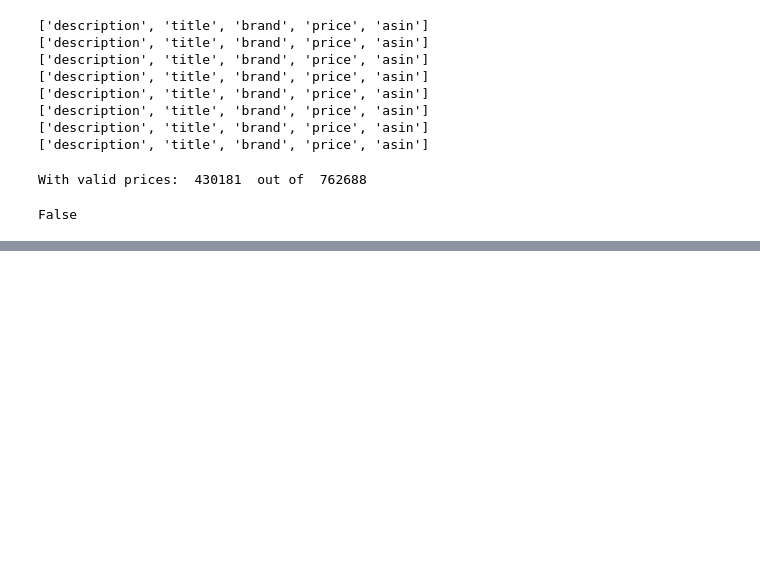
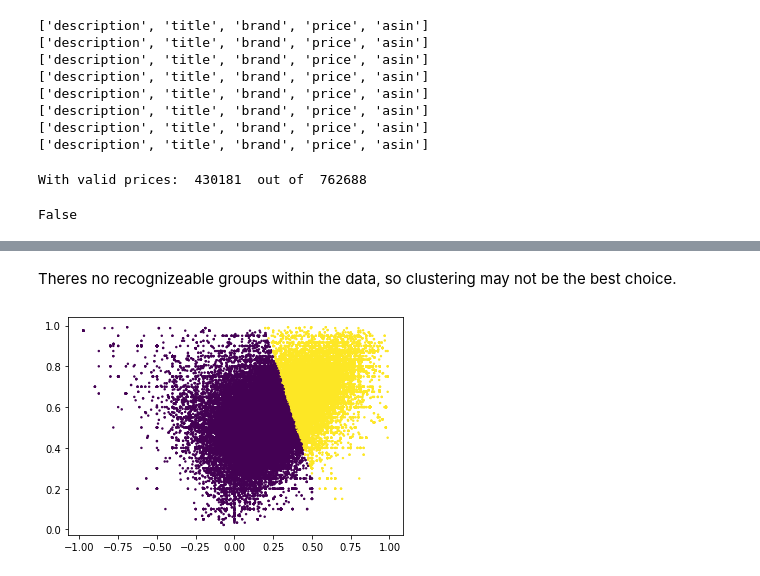
Before and after one commit to copl68/Cisc367Final, a Jupyter notebook: messy.ipynb, the cells around one changed output, grey strips where cells are left out. Saved outputs shown, nothing was run; the diff lists cells and outputs as text; code cells hidden in the pictures; blank space fills up the shorter version.

```diff
--- a/messy.ipynb
+++ b/messy.ipynb
@@ -160,0 +452,9 @@ products.to_csv('data/products.csv')
+# %% [markdown]
+Theres no recognizeable groups within the data, so clustering may not be the best choice.
+# %%
+model = KMeans(2, random_state=0)
+model.fit(reviews[['polarity', 'subjectivity']][0:100000])
+plt.scatter(reviews['polarity'][0:100000], reviews['subjectivity'][0:100000], s=2, c=model.labels_)#, alpha=.05)
+plt.show()
+# %% [output]
+[figure, added]
```
Also changed, not shown: parts of 71 cells of this notebook, 1 other file.
